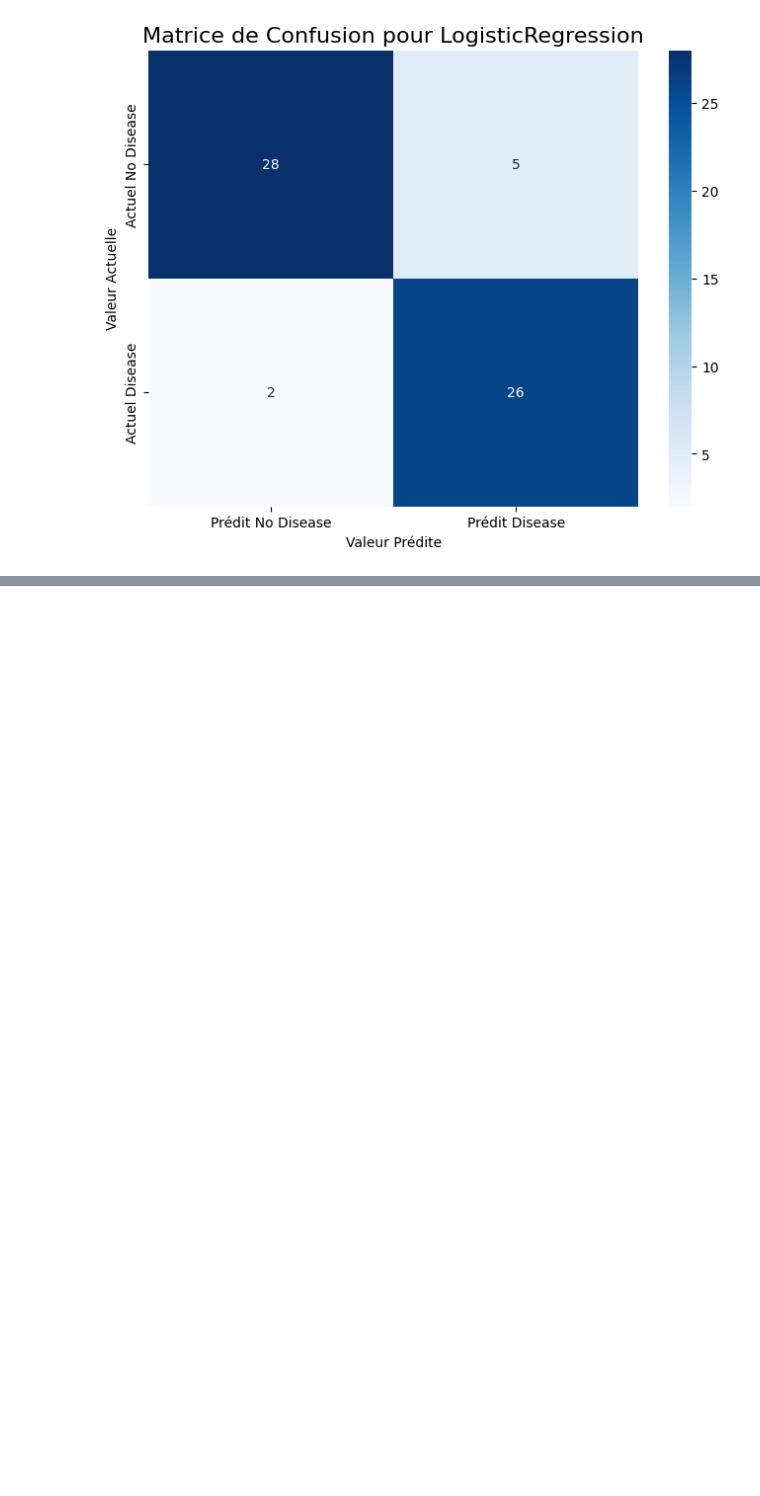
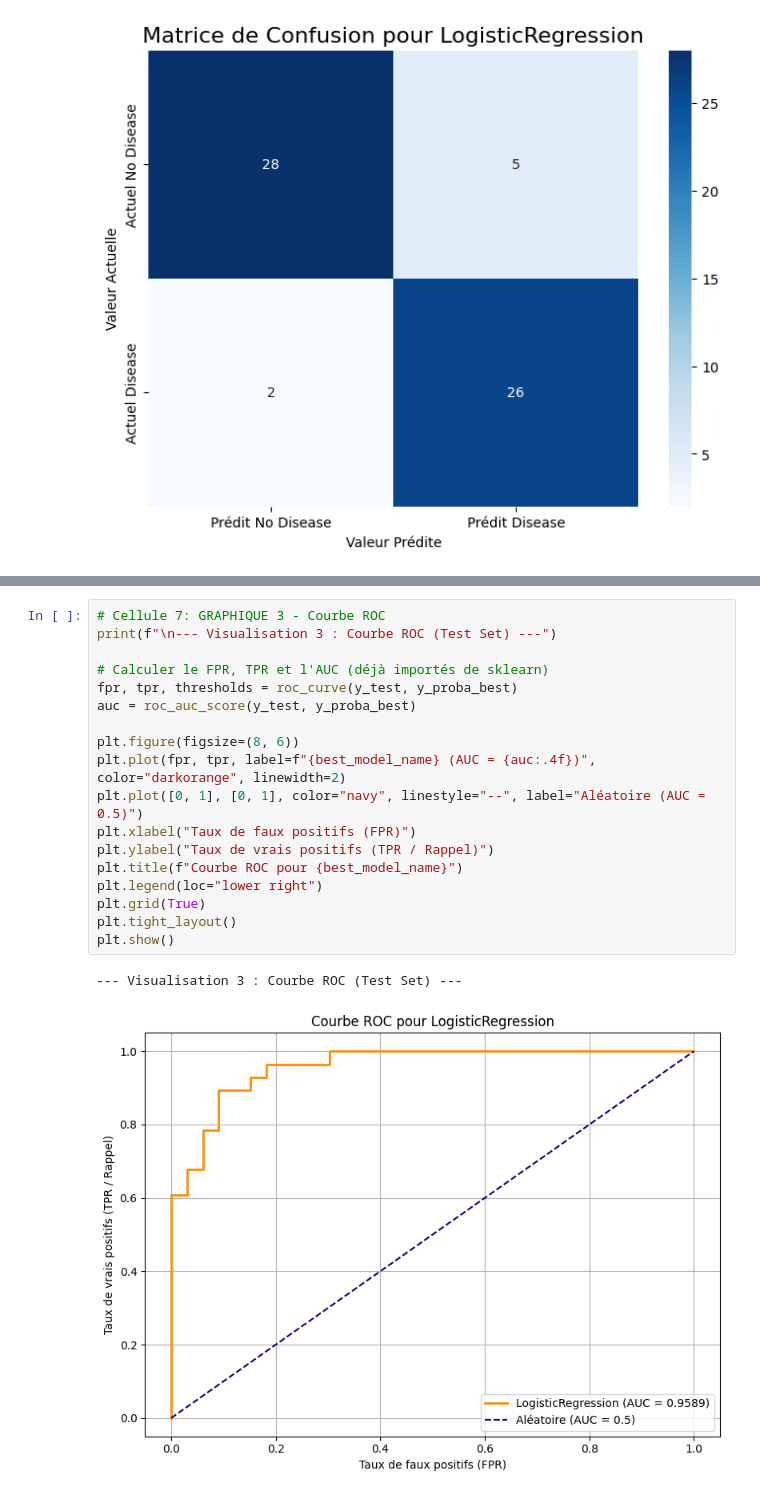
Before and after one commit to PolySeb2025/IFT712-Projet-Maladies-Cardiaques, a Jupyter notebook: maladiescardiaques/notebooks/LogisticRegression.ipynb, the cells around one changed output, grey strips where cells are left out. Drawn from its saved outputs; the diff is of its cells as text; blank space fills up the shorter version.

```diff
--- a/maladiescardiaques/notebooks/LogisticRegression.ipynb
+++ b/maladiescardiaques/notebooks/LogisticRegression.ipynb
@@ -177,0 +201,21 @@ No Disease (0)       0.93      0.85      0.89        33
+# %%
+# Cellule 7: GRAPHIQUE 3 - Courbe ROC
+print(f"\n--- Visualisation 3 : Courbe ROC (Test Set) ---")
+
+# Calculer le FPR, TPR et l'AUC (déjà importés de sklearn)
+fpr, tpr, thresholds = roc_curve(y_test, y_proba_best)
+auc = roc_auc_score(y_test, y_proba_best)
+
+plt.figure(figsize=(8, 6))
+plt.plot(fpr, tpr, label=f"{best_model_name} (AUC = {auc:.4f})", color="darkorange", linewidth=2)
+plt.plot([0, 1], [0, 1], color="navy", linestyle="--", label="Aléatoire (AUC = 0.5)")
+plt.xlabel("Taux de faux positifs (FPR)")
+plt.ylabel("Taux de vrais positifs (TPR / Rappel)")
+plt.title(f"Courbe ROC pour {best_model_name}")
+plt.legend(loc="lower right")
+plt.grid(True)
+plt.tight_layout()
+plt.show()
+# %% [output]
+--- Visualisation 3 : Courbe ROC (Test Set) ---
+[figure, added]
```
Also changed, not shown: parts of 4 cells of this notebook, 2 other files.
